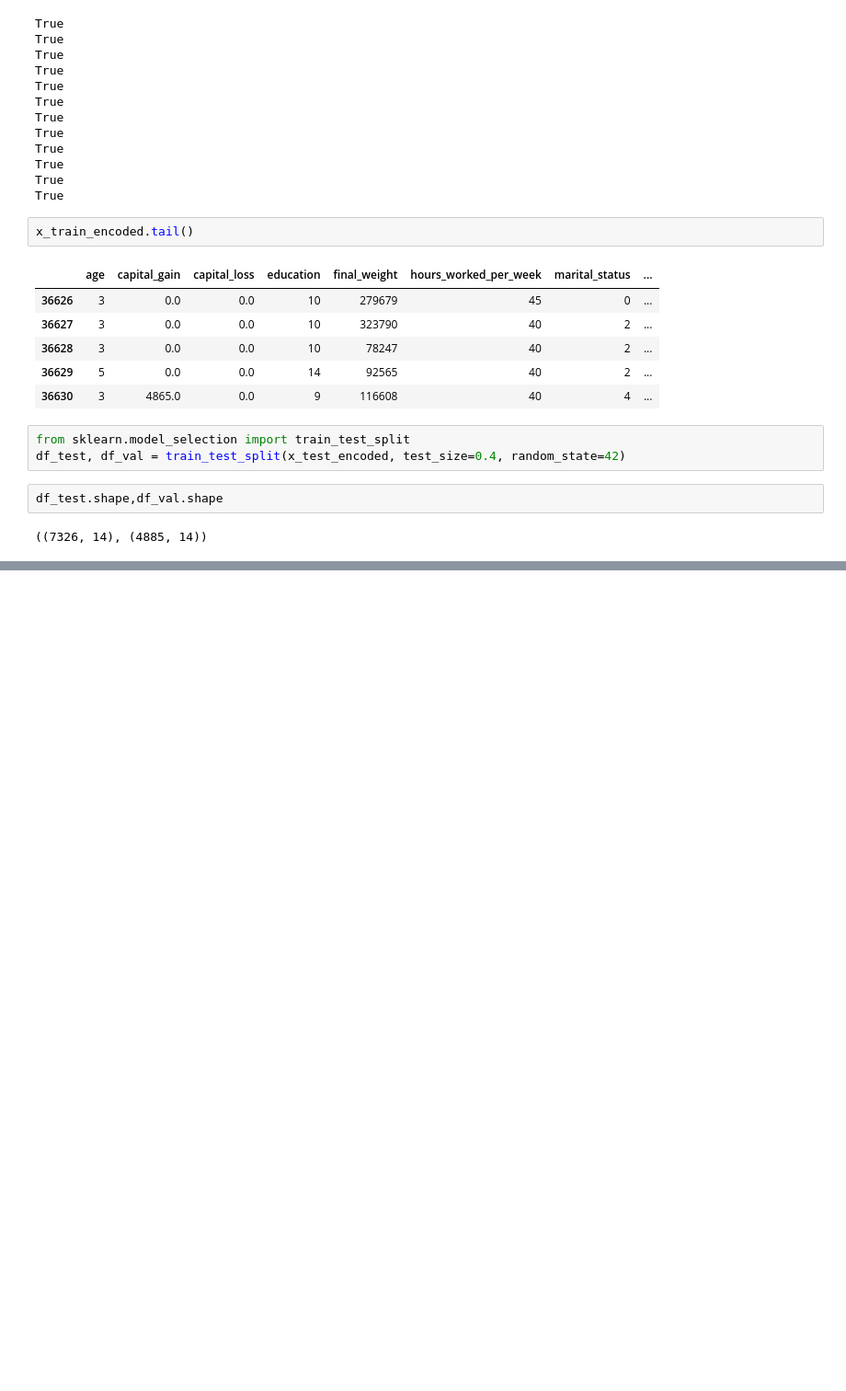
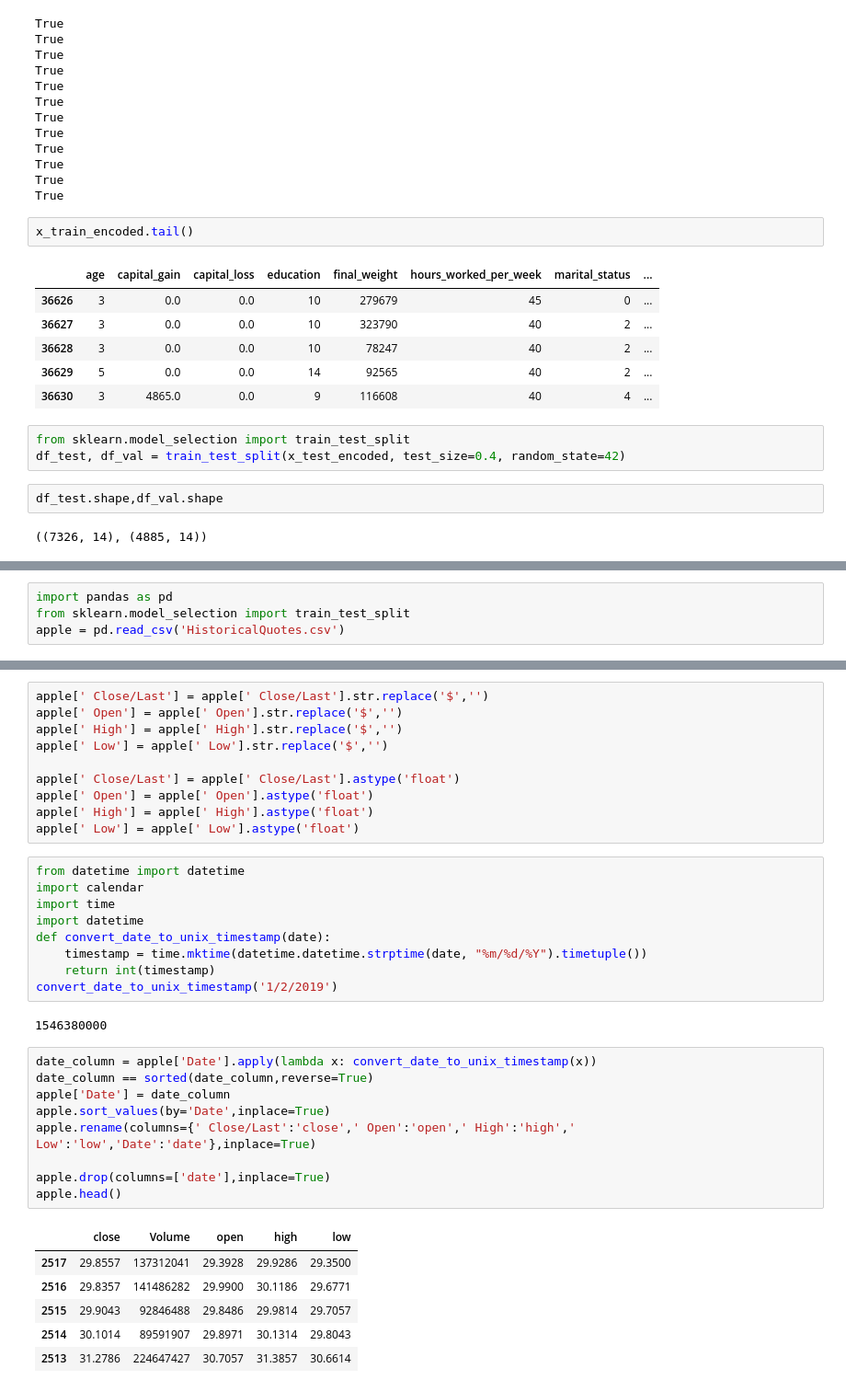
Before and after one commit to MirceaPetcu/particle-swarm-optimization-ensemble-of-classifiers, a Jupyter notebook: eda.ipynb, the cells around one changed output, grey strips where cells are left out. Shown at 92% size. Cells and saved outputs as stored; diff of their text form; blank space fills up the shorter version.

```diff
--- a/eda.ipynb
+++ b/eda.ipynb
@@ -229,0 +232,4 @@ df_val.to_csv('new_val.csv', index=False)
+# %%
+import pandas as pd
+from sklearn.model_selection import train_test_split
+apple = pd.read_csv('HistoricalQuotes.csv')
@@ -229,0 +269,37 @@ df_val.to_csv('new_val.csv', index=False)
+# %%
+apple[' Close/Last'] = apple[' Close/Last'].str.replace('$','')
+apple[' Open'] = apple[' Open'].str.replace('$','')
+apple[' High'] = apple[' High'].str.replace('$','')
+apple[' Low'] = apple[' Low'].str.replace('$','')
+
+apple[' Close/Last'] = apple[' Close/Last'].astype('float')
+apple[' Open'] = apple[' Open'].astype('float')
+apple[' High'] = apple[' High'].astype('float')
+apple[' Low'] = apple[' Low'].astype('float')
+# %%
+from datetime import datetime
+import calendar
+import time
+import datetime
+def convert_date_to_unix_timestamp(date):
+    timestamp = time.mktime(datetime.datetime.strptime(date, "%m/%d/%Y").timetuple())
+    return int(timestamp)
+convert_date_to_unix_timestamp('1/2/2019')
+# %% [output]
+1546380000
+# %%
+date_column = apple['Date'].apply(lambda x: convert_date_to_unix_timestamp(x))
+date_column == sorted(date_column,reverse=True)
+apple['Date'] = date_column
+apple.sort_values(by='Date',inplace=True)
+apple.rename(columns={' Close/Last':'close',' Open':'open',' High':'high',' Low':'low','Date':'date'},inplace=True)
+
+apple.drop(columns=['date'],inplace=True)
+apple.head()
+# %% [output]
+|  | close | Volume | open | high | low |
+| 2517 | 29.8557 | 137312041 | 29.3928 | 29.9286 | 29.3500 |
+| 2516 | 29.8357 | 141486282 | 29.9900 | 30.1186 | 29.6771 |
+| 2515 | 29.9043 | 92846488 | 29.8486 | 29.9814 | 29.7057 |
+| 2514 | 30.1014 | 89591907 | 29.8971 | 30.1314 | 29.8043 |
+| 2513 | 31.2786 | 224647427 | 30.7057 | 31.3857 | 30.6614 |
```
Also changed, not shown: parts of 12 cells of this notebook, 22 other files.
